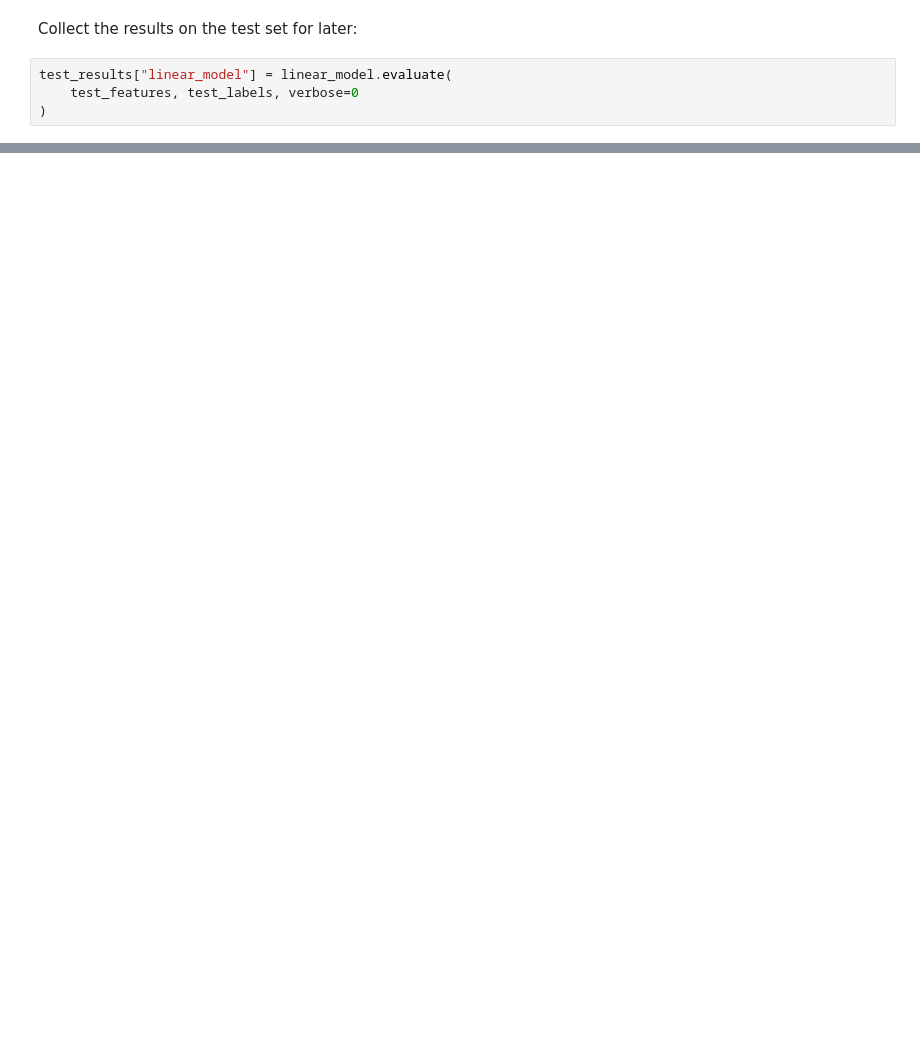
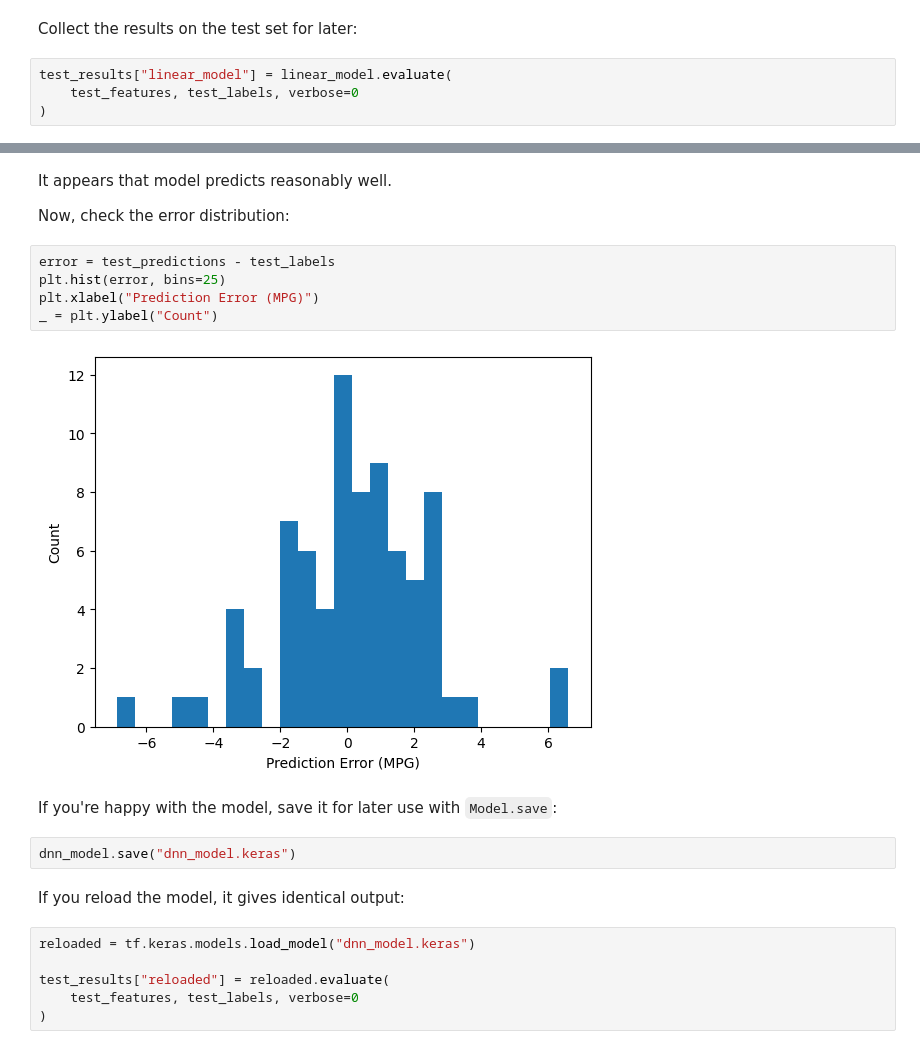
Before and after one commit to crdcamp/ml-learning-linear-regression, a Jupyter notebook: tensorflow_linear_regression.ipynb, the cells around one changed output, grey strips where cells are left out. Drawn from its saved outputs; the diff is of its cells as text; blank space fills up the shorter version.

```diff
--- a/tensorflow_linear_regression.ipynb
+++ b/tensorflow_linear_regression.ipynb
@@ -511,0 +689,23 @@ The code is basically the same except the model is expanded to include some "hid
+# %% [markdown]
+It appears that model predicts reasonably well.
+
+Now, check the error distribution:
+# %%
+error = test_predictions - test_labels
+plt.hist(error, bins=25)
+plt.xlabel("Prediction Error (MPG)")
+_ = plt.ylabel("Count")
+# %% [output]
+[figure, added]
+# %% [markdown]
+If you're happy with the model, save it for later use with `Model.save`:
+# %%
+dnn_model.save("dnn_model.keras")
+# %% [markdown]
+If you reload the model, it gives identical output:
+# %%
+reloaded = tf.keras.models.load_model("dnn_model.keras")
+
+test_results["reloaded"] = reloaded.evaluate(
+    test_features, test_labels, verbose=0
+)
```
Also changed, not shown: parts of 40 cells of this notebook, 1 other file.
